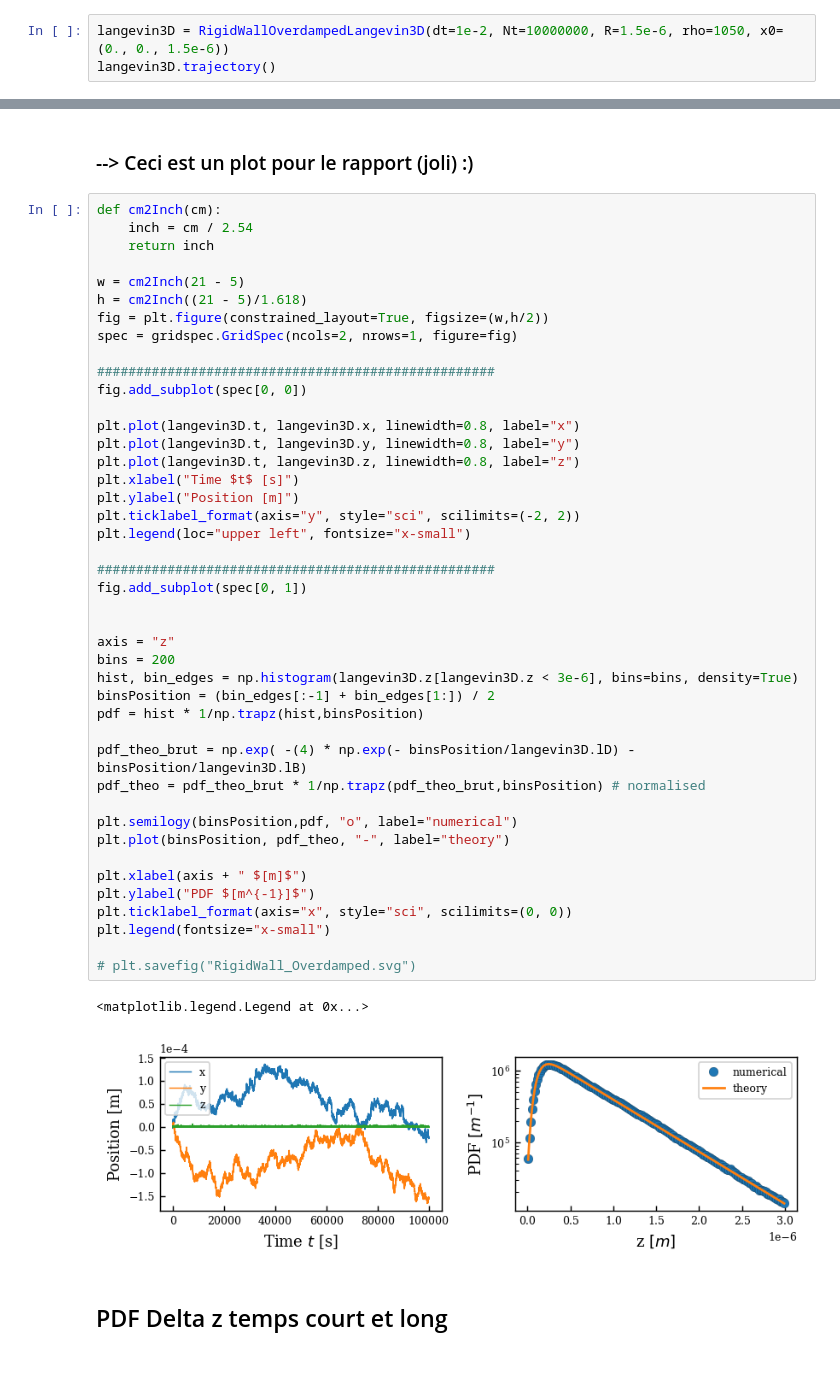
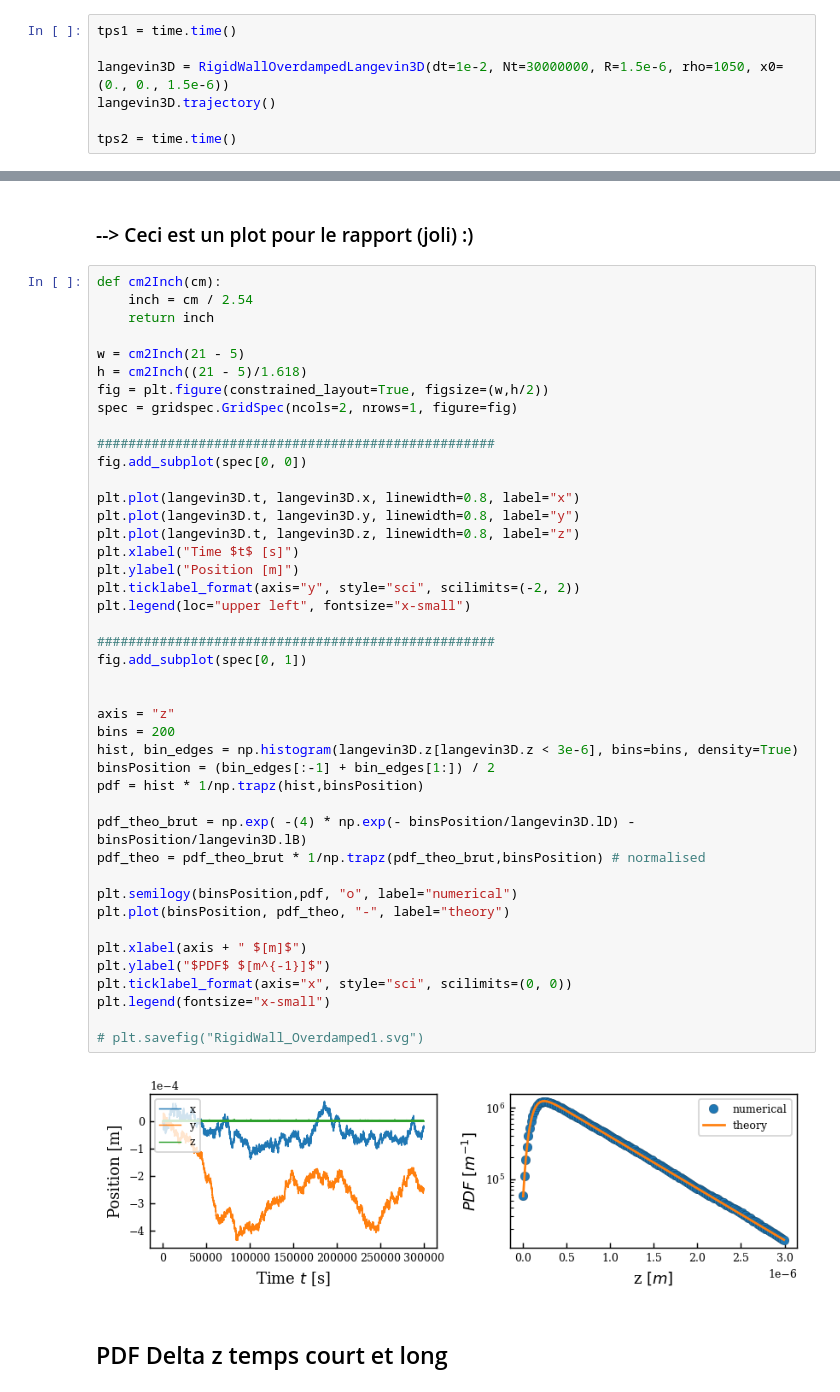
Before and after one commit to ElodieMillan/Brownian-particle-near-wall, a Jupyter notebook: OptimizedCython/ResultsRigidWallOverdamped_CYTHON.ipynb, the cells around one changed output, grey strips where cells are left out. Drawn from its saved outputs; the diff is of its cells as text; blank space fills up the shorter version.

```diff
--- a/OptimizedCython/ResultsRigidWallOverdamped_CYTHON.ipynb
+++ b/OptimizedCython/ResultsRigidWallOverdamped_CYTHON.ipynb
@@ -55,5 +57,9 @@ rc('ytick', labelsize='x-small')
     $\gamma_x$ and $\gamma_y$ are compute with Libchaber paper formula and $\gamma_z$ with the Pade formula.
 </font>
 # %%
-langevin3D = RigidWallOverdampedLangevin3D(dt=1e-2, Nt=10000000, R=1.5e-6, rho=1050, x0=(0., 0., 1.5e-6))
+tps1 = time.time()
+
+langevin3D = RigidWallOverdampedLangevin3D(dt=1e-2, Nt=30000000, R=1.5e-6, rho=1050, x0=(0., 0., 1.5e-6))
 langevin3D.trajectory()
+
+tps2 = time.time()
@@ -385,37 +396,36 @@ fig.add_subplot(spec[0, 0])
 
 plt.plot(langevin3D.t, langevin3D.x, linewidth=0.8, label="x")
 plt.plot(langevin3D.t, langevin3D.y, linewidth=0.8, label="y")
 plt.plot(langevin3D.t, langevin3D.z, linewidth=0.8, label="z")
 plt.xlabel("Time $t$ [s]")
 plt.ylabel("Position [m]")
 plt.ticklabel_format(axis="y", style="sci", scilimits=(-2, 2))
 plt.legend(loc="upper left", fontsize="x-small")
 
 ###################################################
 fig.add_subplot(spec[0, 1])
 
 
 axis = "z"
 bins = 200
 hist, bin_edges = np.histogram(langevin3D.z[langevin3D.z < 3e-6], bins=bins, density=True)
 binsPosition = (bin_edges[:-1] + bin_edges[1:]) / 2
 pdf = hist * 1/np.trapz(hist,binsPosition)
 
 pdf_theo_brut = np.exp( -(4) * np.exp(- binsPosition/langevin3D.lD) - binsPosition/langevin3D.lB)
 pdf_theo = pdf_theo_brut * 1/np.trapz(pdf_theo_brut,binsPosition) # normalised
 
 plt.semilogy(binsPosition,pdf, "o", label="numerical")
 plt.plot(binsPosition, pdf_theo, "-", label="theory")
 
 plt.xlabel(axis + " $[m]$")
-plt.ylabel("PDF $[m^{-1}]$")
+plt.ylabel("$PDF$ $[m^{-1}]$")
 plt.ticklabel_format(axis="x", style="sci", scilimits=(0, 0))
 plt.legend(fontsize="x-small")
 
-# plt.savefig("RigidWall_Overdamped.svg")
+# plt.savefig("RigidWall_Overdamped1.svg")
 # %% [output]
-<matplotlib.legend.Legend at 0x...>
-[figure, old version]
+[figure, new version]
 # %% [markdown]
 ## PDF Delta z temps court et long
 # %% [markdown]
```
Also changed, not shown: parts of 14 cells of this notebook, 20 other files.
